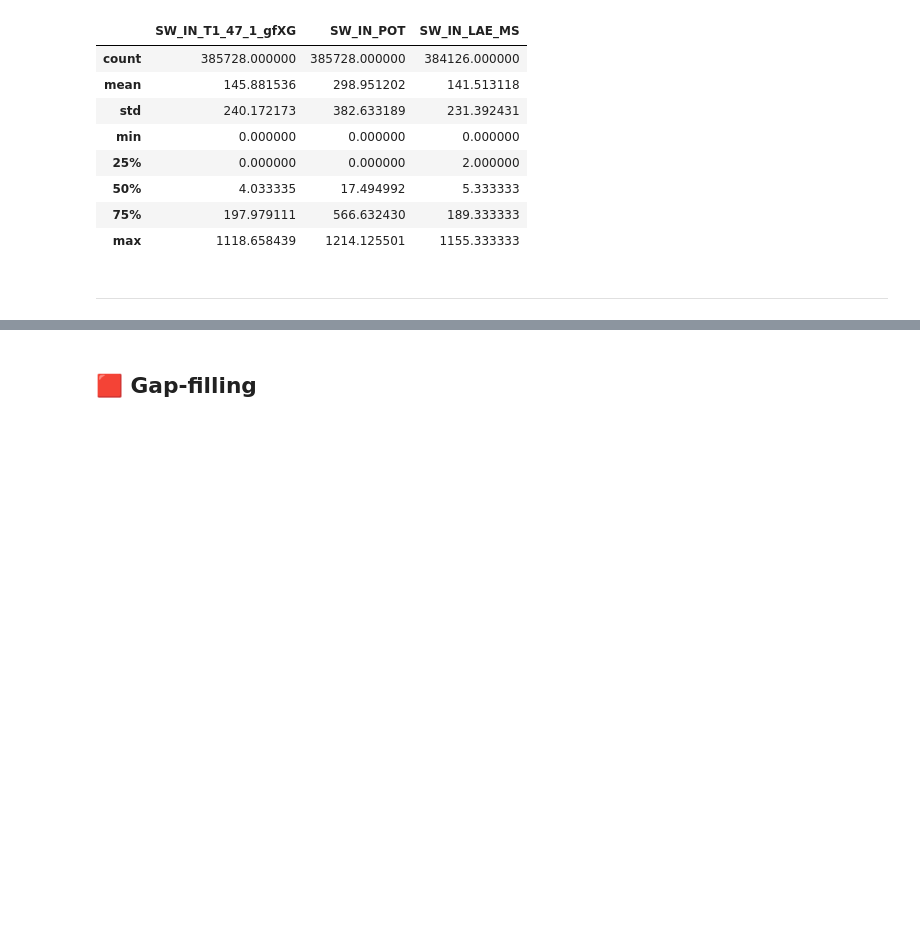
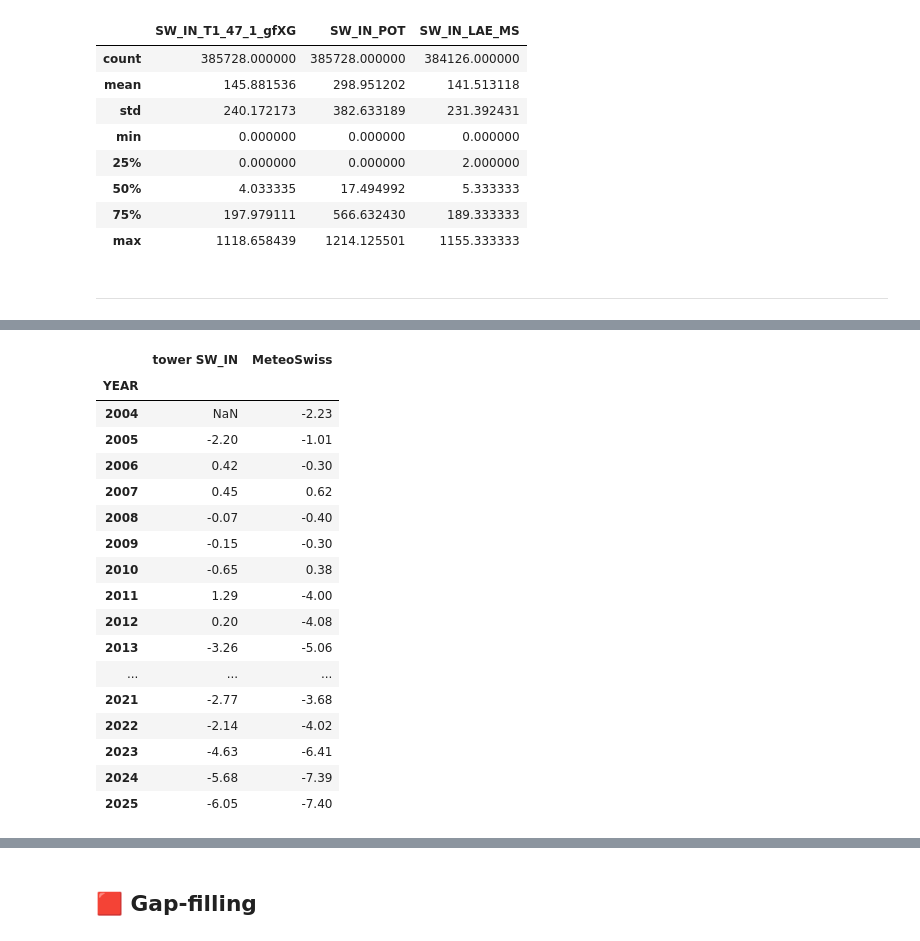
Before and after one commit to holukas/dataset_ch-lae_flux_product, a Jupyter notebook: workflow/10_METEO/30_PRODUCTS/03_METEO_PPFD_IN_2004-2025.ipynb, the cells around one changed output, grey strips where cells are left out. Saved outputs shown, nothing was run; the diff lists cells and outputs as text; code cells hidden in the pictures; blank space fills up the shorter version.

```diff
--- a/workflow/10_METEO/30_PRODUCTS/03_METEO_PPFD_IN_2004-2025.ipynb
+++ b/workflow/10_METEO/30_PRODUCTS/03_METEO_PPFD_IN_2004-2025.ipynb
@@ -531,0 +582,81 @@ SW_IN_LAE_MS available for 99.58% of records
+# %%
+# Measured records only, on both sides. The SW_IN driver is complete because notebook 01 filled
+# it, and a modelled value is partly a function of the MeteoSwiss series it would then be compared
+# against, so the fill flag is used to keep them out.
+SWIN_FLAG = "FLAG_SW_IN_T1_47_1_ISFILLED"
+_cmp = pd.DataFrame({
+    'ppfd': ppfd_2004_2025[TARGET],                                 # measured; gap-filling is below
+    'tower SW_IN': swin_gf[SWIN_COL].where(swin_gf[SWIN_FLAG] == 0),
+    'MeteoSwiss': drivers[REFCOL],
+})
+
+# The same controls as the SW_IN notebook, and for the same reasons: potential radiation is
+# astronomical so it cannot drift, and April-September excludes snow, rime and the low-sun
+# geometry that would otherwise read as a response change.
+_potrad = dv.variables.potrad(timestamp_index=_cmp.index, lat=SITE_LAT, lon=SITE_LON,
+                              utc_offset=TIMEZONE_OFFSET_TO_UTC_HOURS)
+_usable = (_potrad > 300) & _cmp.index.month.isin([4, 5, 6, 7, 8, 9])
+BASELINE_YEARS = (2006, 2010)
+
+
+def ppfd_ratio_by_year(other: str, min_records: int = 100) -> pd.Series:
+    """Month-matched yearly median of PPFD_IN divided by `other`, over usable half-hours.
+
+    Monthly medians first, then the mean over calendar months, so a year short of one month is
+    not compared against one that is not. Raises rather than returning a thin result: a ratio
+    built from a handful of half-hours reads exactly like one built from a thousand.
+    """
+    _j = _cmp.loc[_usable, ['ppfd', other]].dropna()
+    _j = _j[(_j['ppfd'] > 50) & (_j[other] > 50)]
+    if len(_j) < min_records * 12:
+        raise ValueError(f"PPFD_IN / {other}: only {len(_j)} usable half-hours, too few")
+    _r = _j['ppfd'] / _j[other]
+    _m = _r.groupby([_r.index.year, _r.index.month]).median()
+    _m.index.names = ['year', 'month']
+    _n = _r.groupby([_r.index.year, _r.index.month]).count()
+    _m = _m[_n >= min_records]
+    if _m.empty:
+        raise ValueError(f"PPFD_IN / {other}: no calendar month reaches {min_records} records")
+    return _m.groupby(level=0).mean()
+
+
+# The guard guards: fed a threshold no month can meet, the helper must refuse rather than return
+# a ratio computed from almost nothing.
+try:
+    ppfd_ratio_by_year('MeteoSwiss', min_records=1_000_000)
+except ValueError as _exc:
+    print(f"OK, ppfd_ratio_by_year raised on a threshold no data can meet: {_exc}")
+else:
+    raise AssertionError("(!) ppfd_ratio_by_year accepted a threshold no data can meet.")
+
+response = pd.DataFrame({_o: ppfd_ratio_by_year(_o) for _o in ('tower SW_IN', 'MeteoSwiss')})
+response.index.name = 'YEAR'
+response_rel = 100 * (response / response.loc[BASELINE_YEARS[0]:BASELINE_YEARS[1]].mean() - 1)
+
+tabcap(f"the response of PPFD_IN relative to each radiation reference, as a percentage of its own "
+       f"{BASELINE_YEARS[0]}-{BASELINE_YEARS[1]} level. Only well-lit April-September half-hours "
+       f"enter, as monthly medians averaged over calendar months, so neither the season nor how "
+       f"sunny a year was can move a row")
+display(response_rel.round(2))
+
+DECLINE_FROM = 2021
+_last = int(response_rel.index.max())
+_fall = (response_rel.loc[_last] - response_rel.loc[DECLINE_FROM])
+print(f"\nchange in the response of PPFD_IN from {DECLINE_FROM} to {_last}:")
+for _o, _v in _fall.items():
+    print(f"  against {_o:<14s} {_v:+.2f} %   "
+          f"(and {response_rel.loc[_last, _o]:+.2f} % against {BASELINE_YEARS[0]}-{BASELINE_YEARS[1]})")
+
+# The product is exported as measured, so this is a limitation rather than something corrected.
+# The assertion exists so the limitation cannot quietly stop being true, in either direction: if
+# the decline reverses, the text above is wrong; if it deepens past a tenth of the signal, this
+# notebook should not be exporting the series without saying considerably more.
+assert (_fall < -2.0).all(), (
+    "PPFD_IN no longer falls against both references since 2021 - the limitation described here "
+    "and on the documentation page must be re-derived rather than left in place")
+assert (response_rel.loc[_last] > -10.0).all(), (
+    "the decline has passed 10 % of the baseline response - it is no longer a limitation to note "
+    "in passing and the product needs a decision rather than a paragraph")
+print("\nThe decline is present against both references and is still in progress at the end of "
+      "the record.")
+# %% [output]
@@ -531,0 +667,18 @@ SW_IN_LAE_MS available for 99.58% of records
+|  | tower SW_IN | MeteoSwiss |
+| YEAR |  |  |
+| 2004 | NaN | -2.23 |
+| 2005 | -2.20 | -1.01 |
+| 2006 | 0.42 | -0.30 |
+| 2007 | 0.45 | 0.62 |
+| 2008 | -0.07 | -0.40 |
+| 2009 | -0.15 | -0.30 |
+| 2010 | -0.65 | 0.38 |
+| 2011 | 1.29 | -4.00 |
+| 2012 | 0.20 | -4.08 |
+| 2013 | -3.26 | -5.06 |
+| ... | ... | ... |
+| 2021 | -2.77 | -3.68 |
+| 2022 | -2.14 | -4.02 |
+| 2023 | -4.63 | -6.41 |
+| 2024 | -5.68 | -7.39 |
+| 2025 | -6.05 | -7.40 |
```
Also changed, not shown: parts of 18 cells of this notebook.
